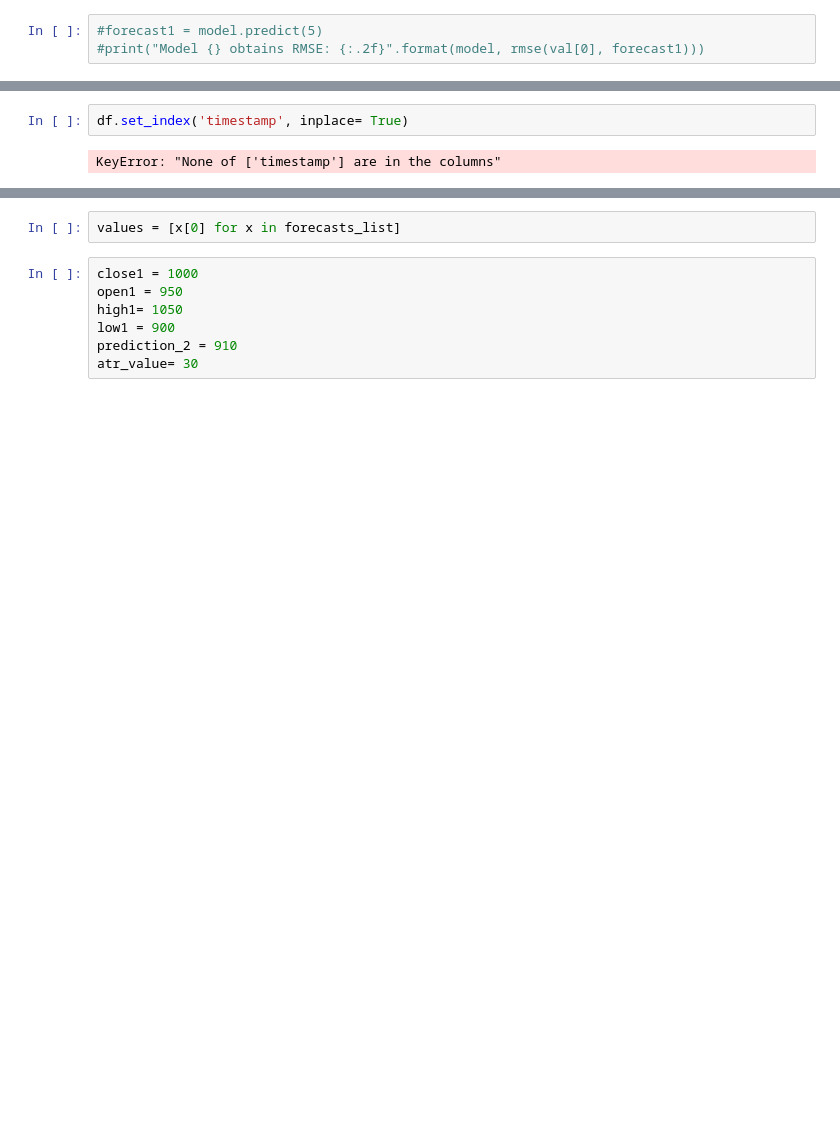
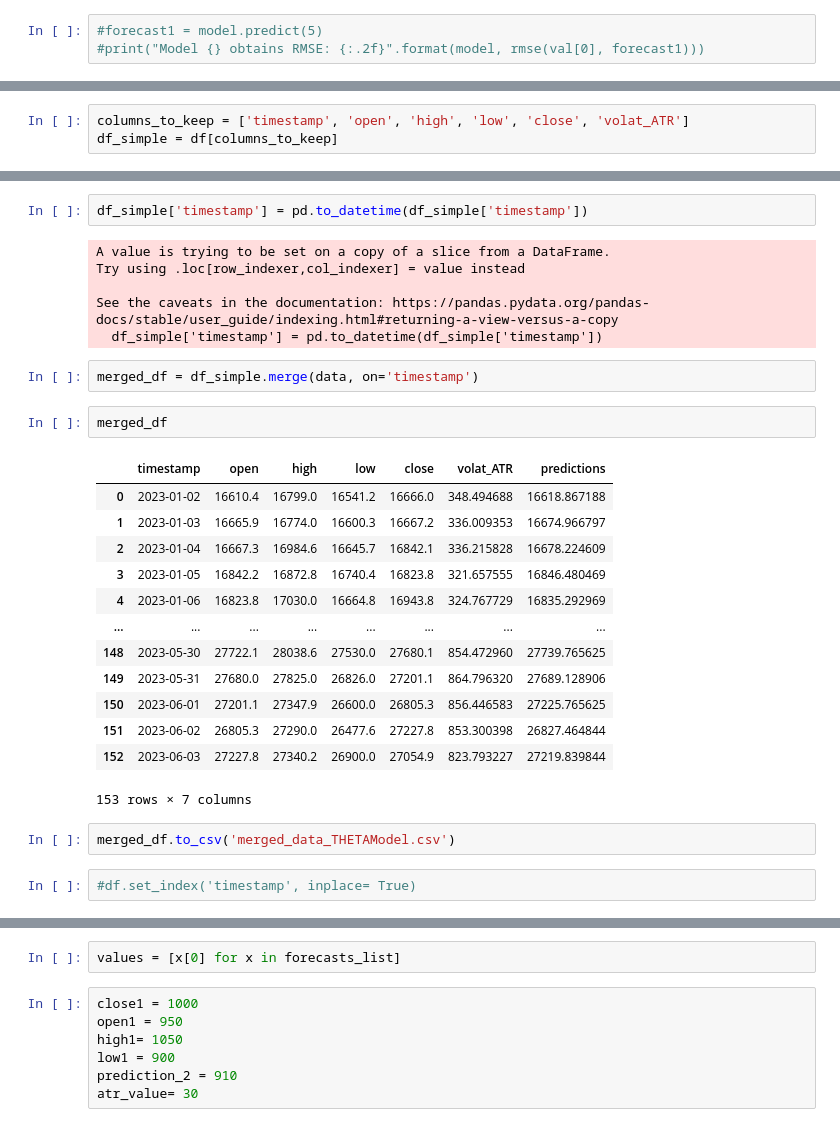
Before and after one commit to MehmetSever09/assist_trader, a Jupyter notebook: notebook/Forecasting THETA model.ipynb, the cells around one changed output, grey strips where cells are left out. Cells and saved outputs as stored; diff of their text form; blank space fills up the shorter version.

```diff
--- a/notebook/Forecasting THETA model.ipynb
+++ b/notebook/Forecasting THETA model.ipynb
@@ -122 +118,4 @@ df
 153 rows × 2 columns
+# %%
+columns_to_keep = ['timestamp', 'open', 'high', 'low', 'close', 'volat_ATR']
+df_simple = df[columns_to_keep]
@@ -123,7 +146,33 @@ df
+# %%
+df_simple['timestamp'] = pd.to_datetime(df_simple['timestamp'])
+# %% [output]
+A value is trying to be set on a copy of a slice from a DataFrame.
+Try using .loc[row_indexer,col_indexer] = value instead
+
+See the caveats in the documentation: https://pandas.pydata.org/pandas-docs/stable/user_guide/indexing.html#returning-a-view-versus-a-copy
+  df_simple['timestamp'] = pd.to_datetime(df_simple['timestamp'])
+# %%
+merged_df = df_simple.merge(data, on='timestamp')
+# %%
+merged_df
+# %% [output]
+|  | timestamp | open | high | low | close | volat_ATR | predictions |
+| 0 | 2023-01-02 | 16610.4 | 16799.0 | 16541.2 | 16666.0 | 348.494688 | 16618.867188 |
+| 1 | 2023-01-03 | 16665.9 | 16774.0 | 16600.3 | 16667.2 | 336.009353 | 16674.966797 |
+| 2 | 2023-01-04 | 16667.3 | 16984.6 | 16645.7 | 16842.1 | 336.215828 | 16678.224609 |
+| 3 | 2023-01-05 | 16842.2 | 16872.8 | 16740.4 | 16823.8 | 321.657555 | 16846.480469 |
+| 4 | 2023-01-06 | 16823.8 | 17030.0 | 16664.8 | 16943.8 | 324.767729 | 16835.292969 |
+| ... | ... | ... | ... | ... | ... | ... | ... |
+| 148 | 2023-05-30 | 27722.1 | 28038.6 | 27530.0 | 27680.1 | 854.472960 | 27739.765625 |
+| 149 | 2023-05-31 | 27680.0 | 27825.0 | 26826.0 | 27201.1 | 864.796320 | 27689.128906 |
+| 150 | 2023-06-01 | 27201.1 | 27347.9 | 26600.0 | 26805.3 | 856.446583 | 27225.765625 |
+| 151 | 2023-06-02 | 26805.3 | 27290.0 | 26477.6 | 27227.8 | 853.300398 | 26827.464844 |
+| 152 | 2023-06-03 | 27227.8 | 27340.2 | 26900.0 | 27054.9 | 823.793227 | 27219.839844 |
+153 rows × 7 columns
+# %%
+merged_df.to_csv('merged_data_THETAModel.csv')
 # %%
-df.set_index('timestamp', inplace= True)
+#df.set_index('timestamp', inplace= True)
-# %% [output]
-KeyError: "None of ['timestamp'] are in the columns"
 # %%
 df.plot()
 val.plot()
```
Also changed, not shown: parts of 13 cells of this notebook, 1 other file.
